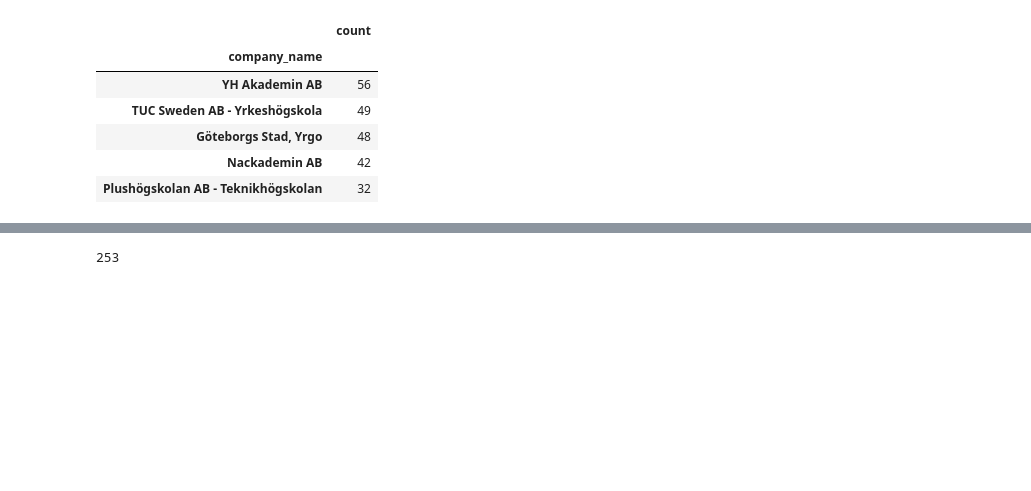
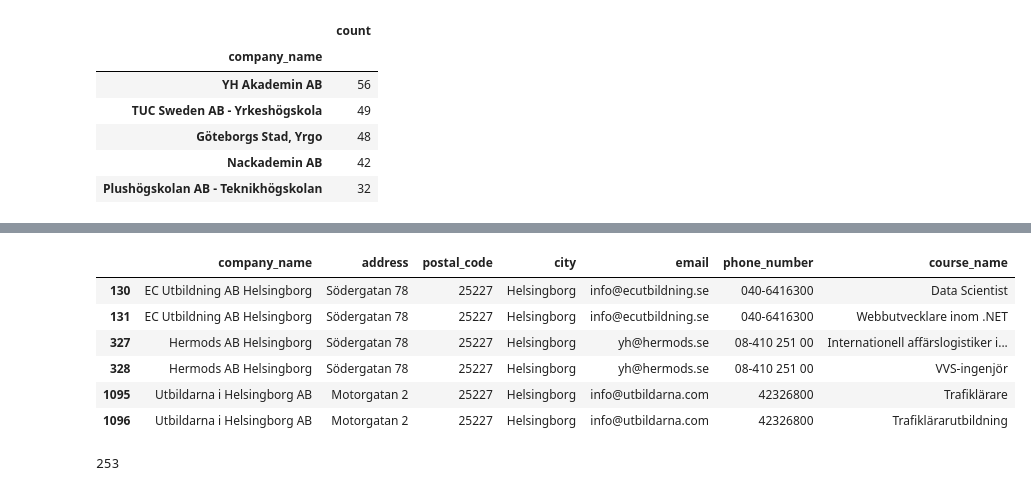
Before and after one commit to DaDrummerthe1st/list_of_yrkeshogskolor, a Jupyter notebook: parse_myh_db_dump.ipynb, the cells around one changed output, grey strips where cells are left out. Drawn from its saved outputs; the diff is of its cells as text; code cells hidden in the pictures; blank space fills up the shorter version.

```diff
--- a/parse_myh_db_dump.ipynb
+++ b/parse_myh_db_dump.ipynb
@@ -2,6 +2,6 @@
 import pandas as pd
 # %%
 
-file = "Myh.xlsx"
+file = "resources/xlsx/Myh.xlsx"
 columnames = ['company_name','address','postal_code','city','email','phone_number','course_name']
 df = pd.read_excel(file, names=columnames) # names == columns
@@ -31,3 +136,13 @@ dtype: int64
+# %%
+df[df['city'].str.contains('helsingborg', case=False)]
+# %% [output]
+|  | company_name | address | postal_code | city | email | phone_number | course_name |
+| 130 | EC Utbildning AB Helsingborg | Södergatan 78 | 25227 | Helsingborg | info@ecutbildning.se | 040-6416300 | Data Scientist |
+| 131 | EC Utbildning AB Helsingborg | Södergatan 78 | 25227 | Helsingborg | info@ecutbildning.se | 040-6416300 | Webbutvecklare inom .NET |
+| 327 | Hermods AB Helsingborg | Södergatan 78 | 25227 | Helsingborg | yh@hermods.se | 08-410 251 00 | Internationell affärslogistiker i... |
+| 328 | Hermods AB Helsingborg | Södergatan 78 | 25227 | Helsingborg | yh@hermods.se | 08-410 251 00 | VVS-ingenjör |
+| 1095 | Utbildarna i Helsingborg AB | Motorgatan 2 | 25227 | Helsingborg | info@utbildarna.com | 42326800 | Trafiklärare |
+| 1096 | Utbildarna i Helsingborg AB | Motorgatan 2 | 25227 | Helsingborg | info@utbildarna.com | 42326800 | Trafiklärarutbildning |
 # %%
 df_count_merged = pd.merge(df_count, df, how='left', on=['company_name']) # each row has a "count" column with that schools number of courses
 # %%
```
Also changed, not shown: parts of 14 cells of this notebook, 1 other file.
